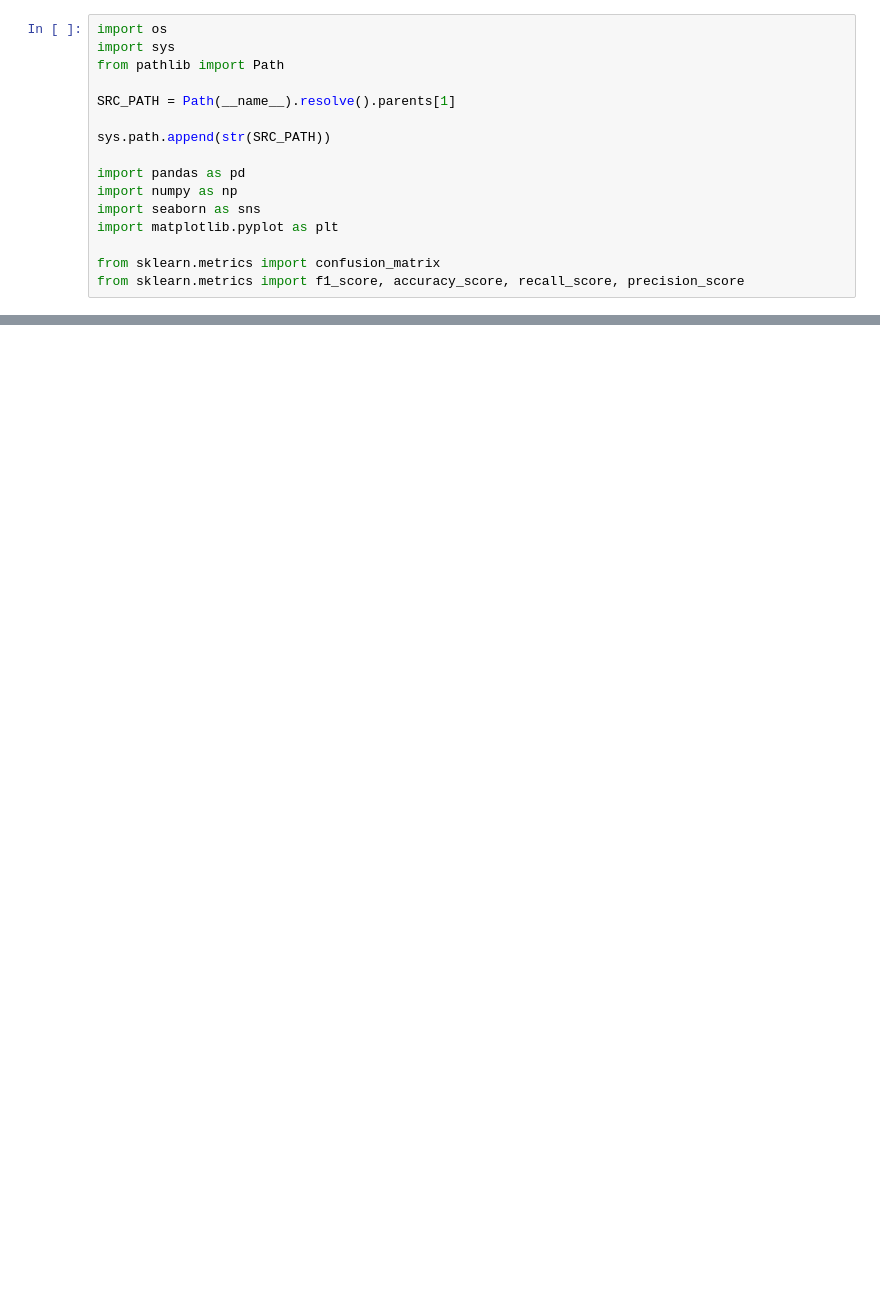
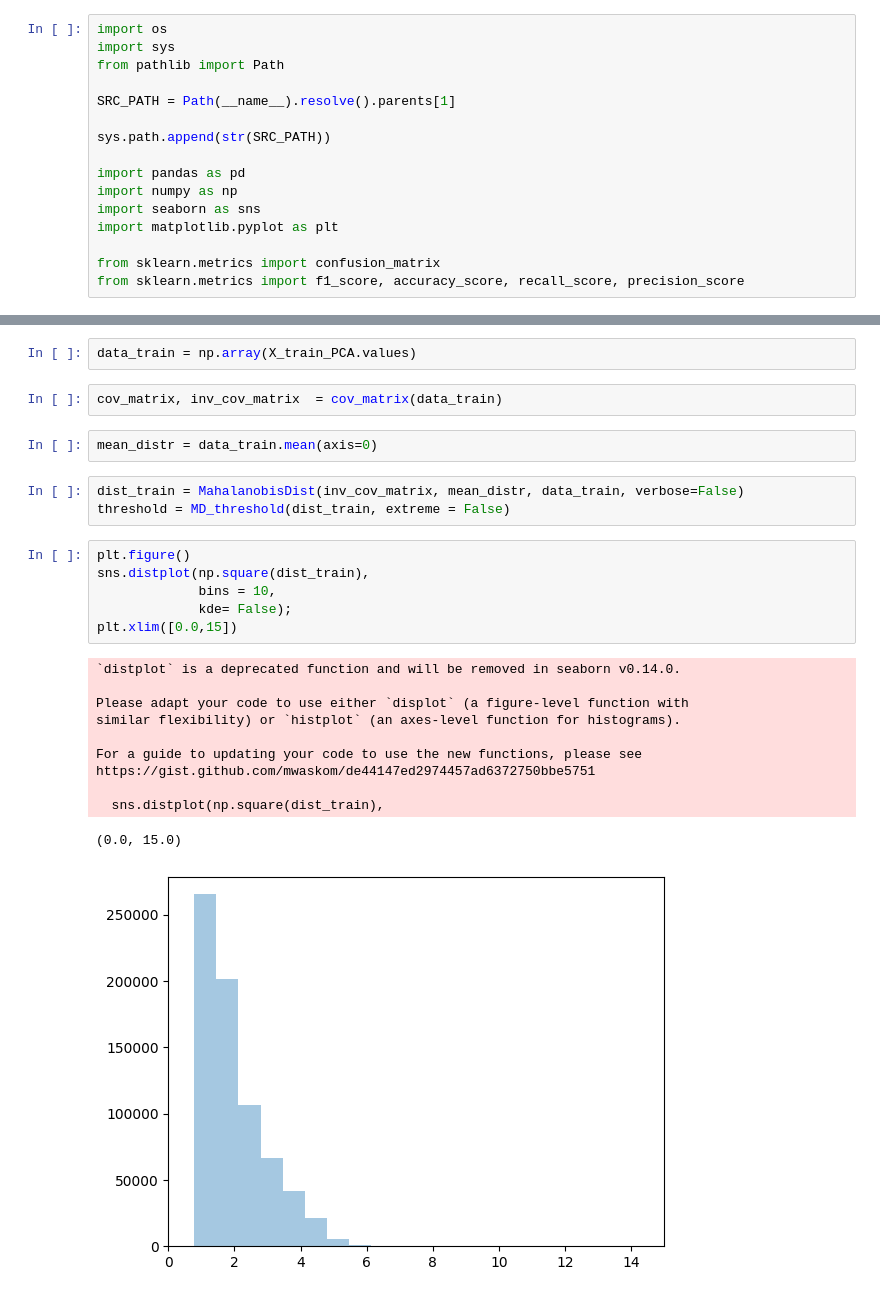
Before and after one commit to Rakdol/PMU-detection, a Jupyter notebook: notebooks/operator.ipynb, the cells around one changed output, grey strips where cells are left out. Saved outputs shown, nothing was run; the diff lists cells and outputs as text; blank space fills up the shorter version.

```diff
--- a/notebooks/operator.ipynb
+++ b/notebooks/operator.ipynb
@@ -236,0 +277,27 @@ array([[11935,     5],
+# %%
+data_train = np.array(X_train_PCA.values)
+# %%
+cov_matrix, inv_cov_matrix  = cov_matrix(data_train)
+# %%
+mean_distr = data_train.mean(axis=0)
+# %%
+dist_train = MahalanobisDist(inv_cov_matrix, mean_distr, data_train, verbose=False)
+threshold = MD_threshold(dist_train, extreme = False)
+# %%
+plt.figure()
+sns.distplot(np.square(dist_train),
+             bins = 10,
+             kde= False);
+plt.xlim([0.0,15])
+# %% [output]
+`distplot` is a deprecated function and will be removed in seaborn v0.14.0.
+
+Please adapt your code to use either `displot` (a figure-level function with
+similar flexibility) or `histplot` (an axes-level function for histograms).
+
+For a guide to updating your code to use the new functions, please see
+https://gist.github.com/mwaskom/de44147ed2974457ad6372750bbe5751
+
+  sns.distplot(np.square(dist_train),
+(0.0, 15.0)
+[figure, added]
```
Also changed, not shown: parts of 41 cells of this notebook, 4 other files.
